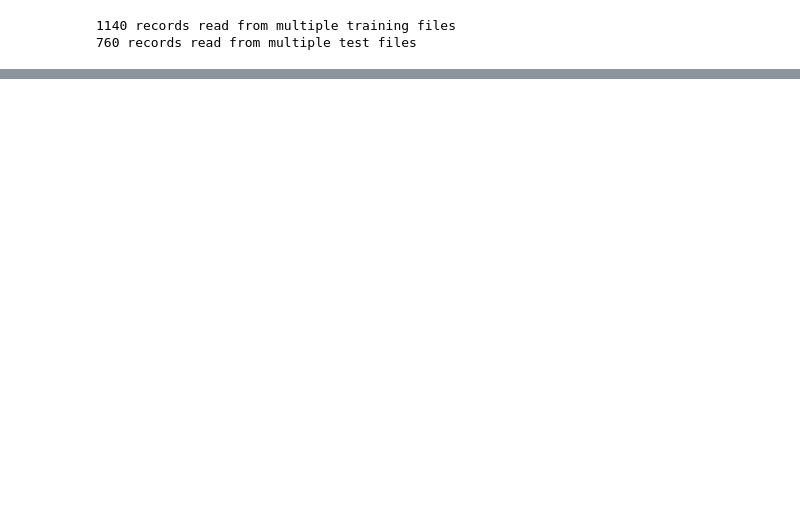
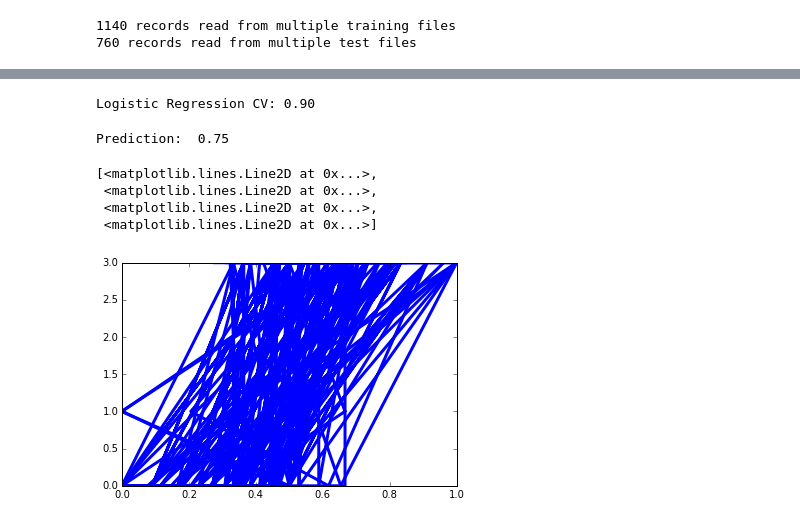
Before and after one commit to oakejp12/soccer_analysis, a Jupyter notebook: soccer_analysis.ipynb, the cells around one changed output, grey strips where cells are left out. Cells and saved outputs as stored; diff of their text form; code cells hidden in the pictures; blank space fills up the shorter version.

```diff
--- a/soccer_analysis.ipynb
+++ b/soccer_analysis.ipynb
@@ -94,15 +88,23 @@ ars_train_del[:4]
 # %%
 #: Normalize values?
 
-#: Transform to numpy array
-ars_train_val = ars_train_del.values.astype(float)
-ars_test_val = ars_test_del.values.astype(float)
+#: Transform to numpy array - the X in linear reg
+ars_trval = ars_train_del.values.astype(float)
+ars_teval = ars_test_del.values.astype(float)
 
-#: Activate sklearn - normalize object - skipping for now since
-#: Linear regression object does normalizing
-# min_max_scaler = preprocessing.MinMaxScaler()
-# ars_scaled = min_max_scaler.fit_transform(ars_val)
+#: Activate sklearn - normalize object
+min_max_scaler = preprocessing.MinMaxScaler()
+ars_train_val = min_max_scaler.fit_transform(ars_trval)
+ars_test_val = min_max_scaler.fit_transform(ars_teval)
 
-print('Number of samples in training set:' , ars_train_val.shape[0])
-print('Number of samples in testing set:', ars_test_val.shape[0])
+print('Train X:' , ars_train_val.shape)
+print('Test X:', ars_test_val.shape)
+
+# vector y in linear regr
+target_train = np.array(arsenal_train['Result'])
+target_test = np.array(arsenal_test['Result'])
+
+
+print('Train y:' , target_train.shape)
+print('Test y:', target_test.shape)
 # %% [output]
@@ -143,0 +115,42 @@ Variance score: 0.71
+# %%
+#: Retrieve the results for cross-validation
+
+#: Collect whole data
+data = ars_train_del.as_matrix().astype(np.float)
+
+#: Target data
+target = arsenal_train.Result.as_matrix().astype(np.int)
+
+def stratified_cv(X, y, clf_class, shuffle=True, n_folds=10, **kwargs):
+    stratified_k_fold = cv.StratifiedKFold(y, n_folds=n_folds, shuffle=shuffle)
+    y_pred = y.copy()
+    for ii, jj in stratified_k_fold:
+        X_train, X_test = X[ii], X[jj]
+        y_train = y[ii]
+        clf = clf_class(**kwargs)
+        clf.fit(X_train,y_train)
+        y_pred[jj] = clf.predict(X_test)
+    return y_pred
+
+
+print('Logistic Regression CV: {:.2f}'.format(auc(target, stratified_cv(data, target, linear_model.LogisticRegression))))
+# %% [output]
+Logistic Regression CV: 0.90
+# %%
+# Preform Logistic Regression - multinomial
+logr = linear_model.LogisticRegression()
+
+# Train the logistic regression model & predict
+yhat = logr.fit(ars_train_val, target_train).predict(ars_test_val)
+
+print('Prediction: ', auc(target_test, yhat))
+
+# Plot the LR map
+plt.plot(ars_test_val, yhat, color='blue', linewidth=3)
+# %% [output]
+Prediction:  0.75
+[<matplotlib.lines.Line2D at 0x...>,
+ <matplotlib.lines.Line2D at 0x...>,
+ <matplotlib.lines.Line2D at 0x...>,
+ <matplotlib.lines.Line2D at 0x...>]
+[figure, added]
```
Also changed, not shown: parts of 6 cells of this notebook.
